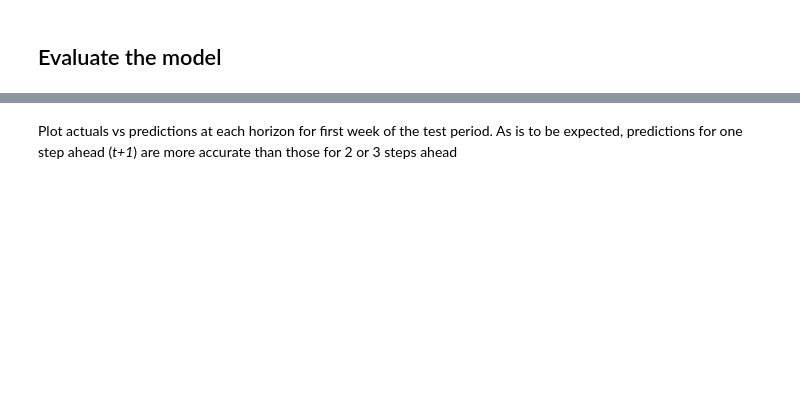
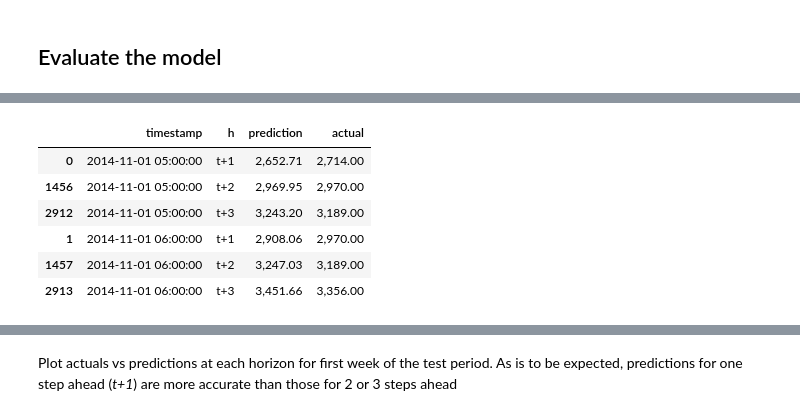
Before and after one commit to Azure/DeepLearningForTimeSeriesForecasting, a Jupyter notebook: 3_RNN_encoder_decoder.ipynb, the cells around one changed output, grey strips where cells are left out. Saved outputs shown, nothing was run; the diff lists cells and outputs as text; code cells hidden in the pictures; blank space fills up the shorter version.

```diff
--- a/3_RNN_encoder_decoder.ipynb
+++ b/3_RNN_encoder_decoder.ipynb
@@ -201,3 +211,13 @@ eval_df.head()
+# %%
+eval_df[eval_df.timestamp<=pd.to_datetime('2014-11-01 06:00:00')].sort_values('timestamp')
+# %% [output]
+|  | timestamp | h | prediction | actual |
+| 0 | 2014-11-01 05:00:00 | t+1 | 2,652.71 | 2,714.00 |
+| 1456 | 2014-11-01 05:00:00 | t+2 | 2,969.95 | 2,970.00 |
+| 2912 | 2014-11-01 05:00:00 | t+3 | 3,243.20 | 3,189.00 |
+| 1 | 2014-11-01 06:00:00 | t+1 | 2,908.06 | 2,970.00 |
+| 1457 | 2014-11-01 06:00:00 | t+2 | 3,247.03 | 3,189.00 |
+| 2913 | 2014-11-01 06:00:00 | t+3 | 3,451.66 | 3,356.00 |
 # %%
 eval_df['APE'] = (eval_df['prediction'] - eval_df['actual']).abs() / eval_df['actual']
 eval_df.groupby('h')['APE'].mean()
```
Also changed, not shown: parts of 24 cells of this notebook.
